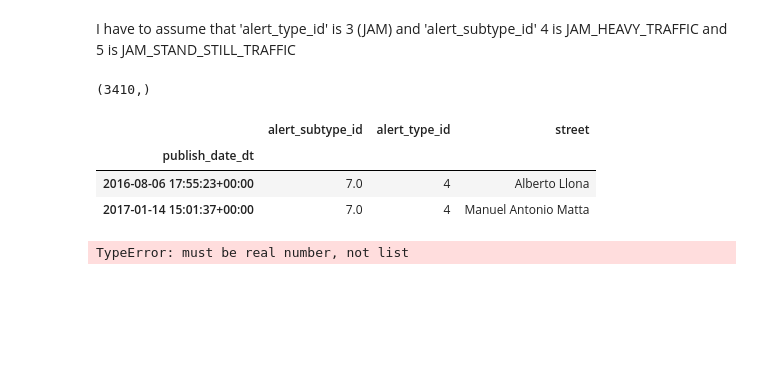
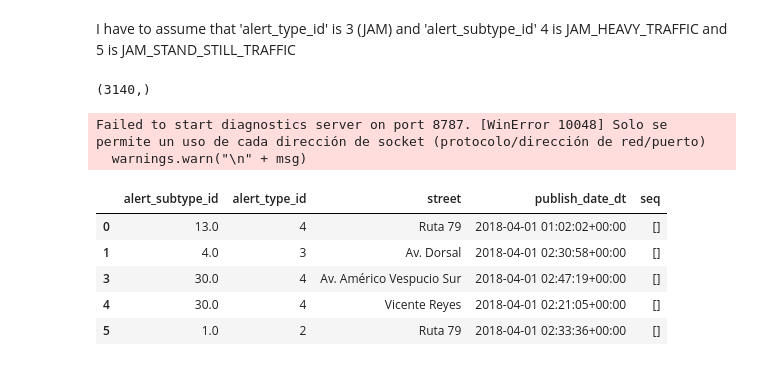
Before and after one commit to Codegn/car-traffic-predictions, a Jupyter notebook: rnn.ipynb, the cells around one changed output. Saved outputs shown, nothing was run; the diff lists cells and outputs as text; code cells hidden in the pictures; blank space fills up the shorter version.

```diff
--- a/rnn.ipynb
+++ b/rnn.ipynb
@@ -56,3 +56,6 @@ alerts_df.drop(alerts_df.columns.difference(['alert_subtype_id', 'alert_type_id'
 # %%
 # drop duplicates
 alerts_df.drop_duplicates(inplace=True)
+# %%
+# drop nans from alert_subtype_id, street
+alerts_df.dropna(subset=['alert_subtype_id','street'], inplace=True)
@@ -102,6 +130,4 @@ I have to assume that 'alert_type_id' is 3 (JAM) and 'alert_subtype_id' 4 is JAM
 # %%
 alerts_df['street'].unique().shape
 # %% [output]
-(3410,)
+(3140,)
-# %%
-alerts_df = alerts_df.set_index('publish_date_dt').sort_index()
@@ -108,11 +139,26 @@ alerts_df = alerts_df.set_index('publish_date_dt').sort_index()
+# %%
+import dask.dataframe as dd
+from dask.multiprocessing import get
+from dask.distributed import Client, LocalCluster
+cluster = LocalCluster(n_workers=4, threads_per_worker=2)
+client = Client(cluster, asynchronous=True,
+                memory_limit='10GB')
+
+ddata = dd.from_pandas(alerts_df, npartitions=36)
+
+alerts_df['seq'] = ddata.map_partitions(lambda df: df.apply((lambda row: list(alerts_df['alert_subtype_id'][(alerts_df['street'] == row['street']) &
+                                                               (alerts_df['publish_date_dt'] < row['publish_date_dt']) &
+                                                               (alerts_df['publish_date_dt'] >= row['publish_date_dt'] - pd.Timedelta('00:30:00'))]))
+                                                , axis=1)).compute(scheduler=client)
+# %% [output]
+Failed to start diagnostics server on port 8787. [WinError 10048] Solo se permite un uso de cada dirección de socket (protocolo/dirección de red/puerto)
+  warnings.warn("\n" + msg)
 # %%
-alerts_df.head(2)
+alerts_df.head()
 # %% [output]
-|  | alert_subtype_id | alert_type_id | street |
-| publish_date_dt |  |  |  |
-| 2016-08-06 17:55:23+00:00 | 7.0 | 4 | Alberto Llona |
-| 2017-01-14 15:01:37+00:00 | 7.0 | 4 | Manuel Antonio Matta |
+|  | alert_subtype_id | alert_type_id | street | publish_date_dt | seq |
+| 0 | 13.0 | 4 | Ruta 79 | 2018-04-01 01:02:02+00:00 | [] |
+| 1 | 4.0 | 3 | Av. Dorsal | 2018-04-01 02:30:58+00:00 | [] |
+| 3 | 30.0 | 4 | Av. Américo Vespucio Sur | 2018-04-01 02:47:19+00:00 | [] |
+| 4 | 30.0 | 4 | Vicente Reyes | 2018-04-01 02:21:05+00:00 | [] |
+| 5 | 1.0 | 2 | Ruta 79 | 2018-04-01 02:33:36+00:00 | [] |
-# %%
-alerts_df[alerts_df['street'] == 'Ruta 79'].alert_subtype_id.rolling('5T').apply(list)
-# %% [output]
-TypeError: must be real number, not list
```
Also changed, not shown: parts of 23 cells of this notebook, 1 other file.
